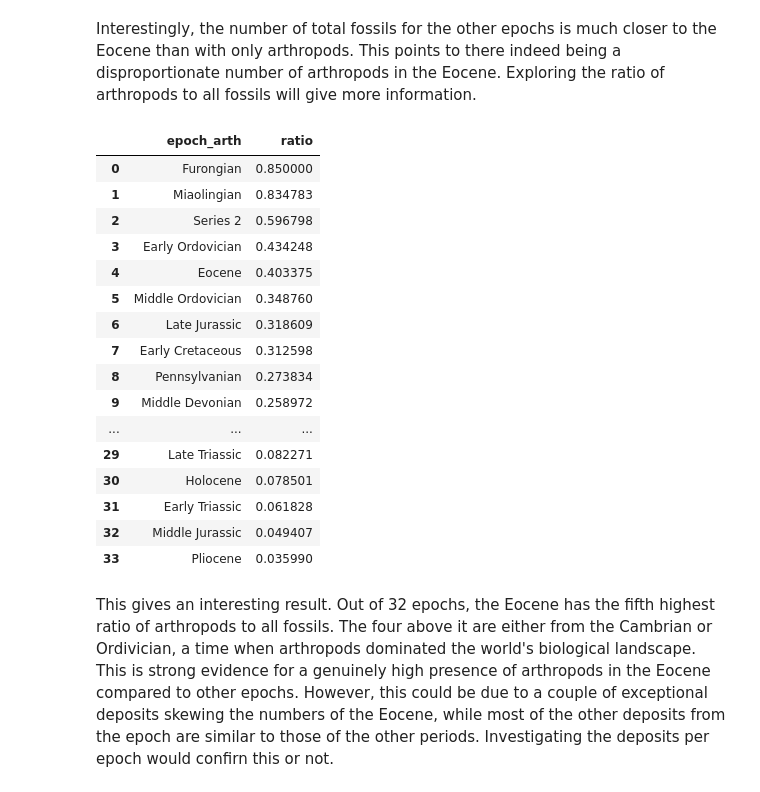
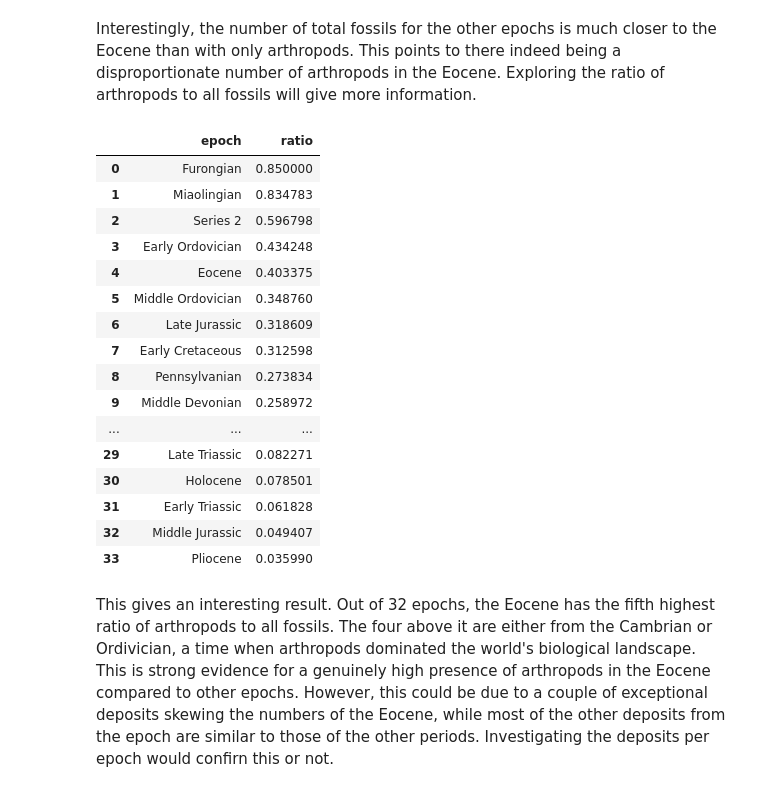
Before and after one commit to Dworlock11/Arthropod-Fossil-Diversity-Analysis, a Jupyter notebook: notebooks/02_analysis.ipynb, the cells around one changed output. Cells and saved outputs as stored; diff of their text form; code cells hidden in the pictures.

```diff
--- a/notebooks/02_analysis.ipynb
+++ b/notebooks/02_analysis.ipynb
@@ -406,6 +406,7 @@ To start, the number of recorded fossils from each epoch is displayed.
 arth_by_epoch = (
     arth_data.groupby("epoch")
       .agg(species_count=("accepted_name", "nunique"), age=("max_ma", "max"))
-      .reset_index()
       .sort_values("age", ascending=False)
 )
+
+arth_by_epoch
@@ -425,7 +445,6 @@ This gives a very interesting result. For some reason, the Eocene has by far the
 species_by_epoch = (
     fossil_data.groupby("epoch")
       .agg(species_count=("accepted_name", "nunique"), age=("max_ma", "max"))
-      .reset_index()
       .sort_values("age", ascending=False)
 )
 # %%
@@ -441,12 +460,12 @@ plt.show()
 # %% [markdown]
 Interestingly, the number of total fossils for the other epochs is much closer to the Eocene than with only arthropods. This points to there indeed being a disproportionate number of arthropods in the Eocene. Exploring the ratio of arthropods to all fossils will give more information.
 # %%
-combined_by_epoch = arth_by_epoch.join(species_by_epoch, lsuffix="_arth", rsuffix="_all")
+combined_by_epoch = arth_by_epoch.join(species_by_epoch, how="inner", lsuffix="_arth", rsuffix="_all")
 
 combined_by_epoch["ratio"] = combined_by_epoch["species_count_arth"] / combined_by_epoch["species_count_all"]
-combined_by_epoch[["epoch_arth", "ratio"]].sort_values("ratio", ascending=False).reset_index(drop=True)
+combined_by_epoch["ratio"].sort_values(ascending=False).reset_index()
 # %% [output]
-|  | epoch_arth | ratio |
+|  | epoch | ratio |
 | 0 | Furongian | 0.850000 |
 | 1 | Miaolingian | 0.834783 |
 | 2 | Series 2 | 0.596798 |
```
Also changed, not shown: parts of 8 cells of this notebook.
